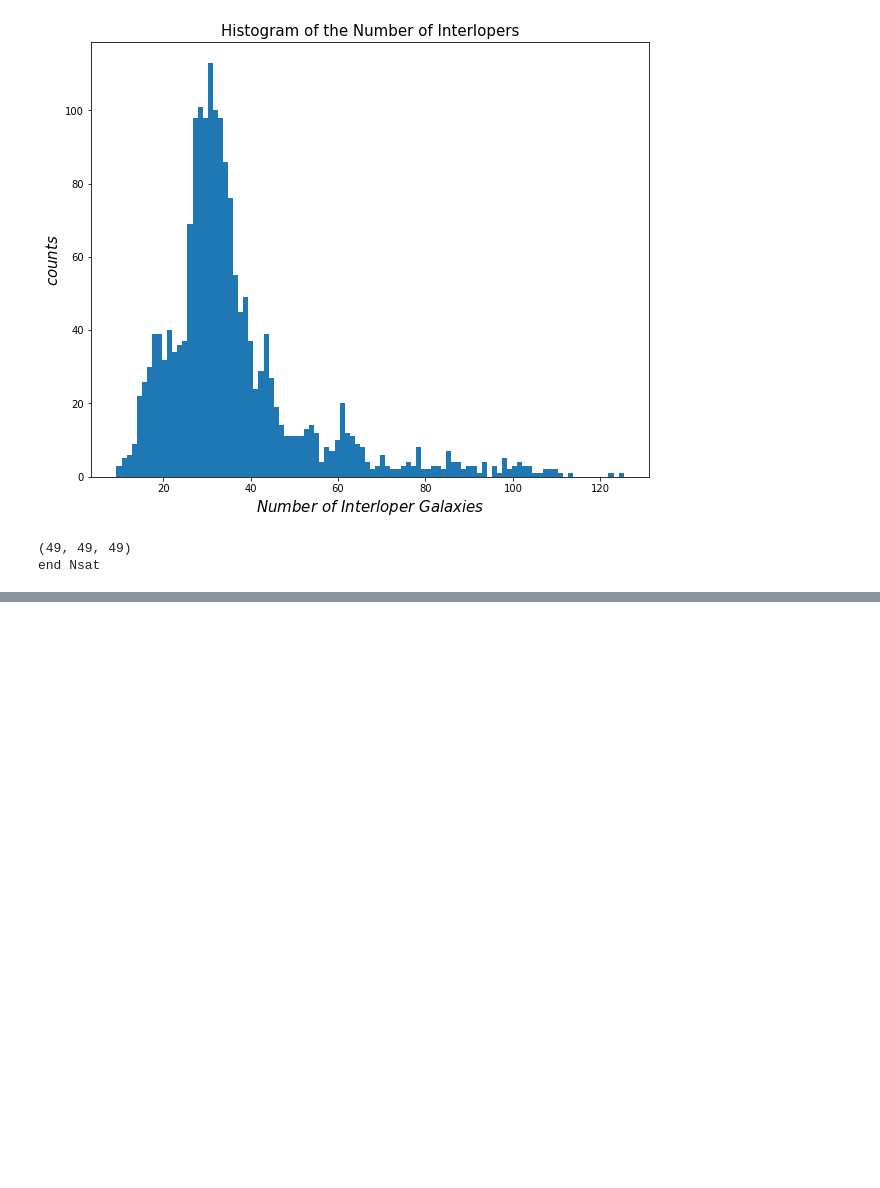
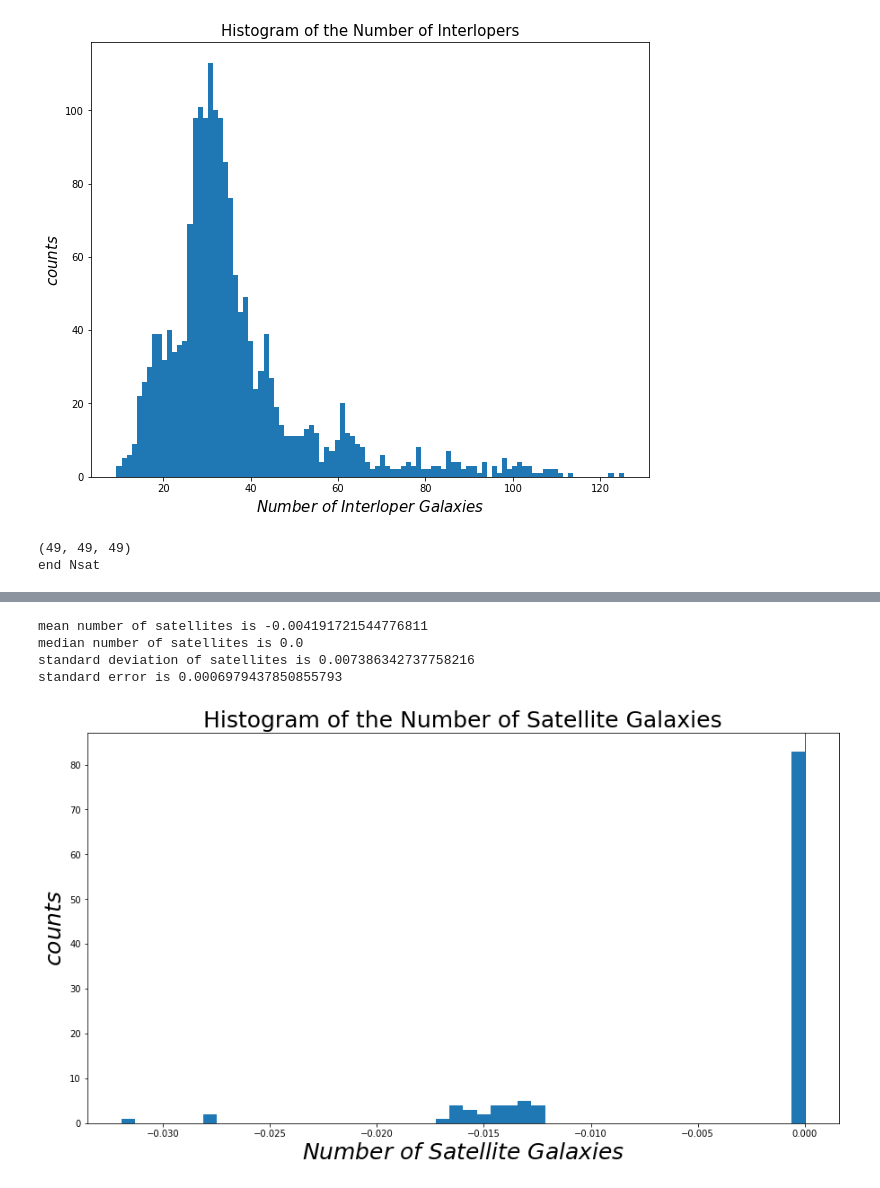
Before and after one commit to metownsend/LRG-Sats, a Jupyter notebook: making_masks.ipynb, the cells around one changed output, grey strips where cells are left out. Cells and saved outputs as stored; diff of their text form; code cells hidden in the pictures; blank space fills up the shorter version.

```diff
--- a/making_masks.ipynb
+++ b/making_masks.ipynb
@@ -658,0 +604,19 @@ AttributeError: 'float' object has no attribute 'append'
+# %%
+# calculate (g-r) and (r-z) colors
+
+grcolor = gmag_LS[sep_idx_UVISTA] - rmag_LS[sep_idx_UVISTA]
+rzcolor = rmag_LS[sep_idx_UVISTA] - zmag_LS[sep_idx_UVISTA]
+zmag = zmag_LS[sep_idx_UVISTA]
+
+
+print(len(zmag_LS[sep_idx_UVISTA]))
+print(len(grcolor))
+print(len(rzcolor))
+
+print(len(z_peak[np.where(ra_LS[sep_idx_UVISTA])]))
+
+rz_edges = [-1.8027077, -1.5527076721191406, -1.3027076721191406, -1.0527076721191406, -0.8027076721191406, -0.5527076721191406, -0.3027076721191406, -0.052707672119140625, 0.19729232788085938, 0.4472923278808594, 0.6972923278808594, 0.9472923278808594, 1.1972923278808594, 1.4472923278808594, 1.6972923278808594, 1.9472923278808594, 2.1972923278808594, 2.4472923278808594, 2.6972923278808594, 2.9472923278808594, 3.1972923278808594, 3.4472923278808594, 3.6972923278808594, 3.9472923278808594, 4.197292327880859, 4.447292327880859, 4.697292327880859, 4.947292327880859, 5.197292327880859, 5.447292327880859, 5.697292327880859, 5.947292327880859, 6.197292327880859, 6.447292327880859, 6.697292327880859, 6.947292327880859, 7.197292327880859, 7.447292327880859, 7.697292327880859, 7.947292327880859, 8.19729232788086, 8.44729232788086, 8.69729232788086, 8.94729232788086, 9.19729232788086, 9.44729232788086, 9.69729232788086, 9.94729232788086, 10.19729232788086, 10.44729232788086]
+zmag_edges = [13.22509, 13.425090026855468, 13.625090026855467, 13.825090026855467, 14.025090026855466, 14.225090026855465, 14.425090026855464, 14.625090026855464, 14.825090026855463, 15.025090026855462, 15.225090026855462, 15.425090026855461, 15.62509002685546, 15.82509002685546, 16.02509002685546, 16.225090026855458, 16.425090026855457, 16.625090026855457, 16.825090026855456, 17.025090026855455, 17.225090026855455, 17.425090026855454, 17.625090026855453, 17.825090026855452, 18.02509002685545, 18.22509002685545, 18.42509002685545, 18.62509002685545, 18.82509002685545, 19.025090026855448, 19.225090026855447, 19.425090026855447, 19.625090026855446, 19.825090026855445, 20.025090026855445, 20.225090026855444, 20.425090026855443, 20.625090026855442, 20.82509002685544, 21.02509002685544, 21.22509002685544, 21.42509002685544, 21.62509002685544, 21.825090026855438, 22.025090026855437, 22.225090026855437, 22.425090026855436, 22.625090026855435, 22.825090026855435, 23.025090026855434]
+gr_edges = [-6.5846786, -6.234678649902344, -5.8846786499023445, -5.534678649902345, -5.184678649902345, -4.8346786499023455, -4.484678649902346, -4.134678649902346, -3.784678649902346, -3.434678649902346, -3.084678649902346, -2.734678649902346, -2.384678649902346, -2.0346786499023457, -1.6846786499023456, -1.3346786499023455, -0.9846786499023455, -0.6346786499023456, -0.2846786499023456, 0.06532135009765438, 0.41532135009765436, 0.7653213500976543, 1.1153213500976542, 1.4653213500976543, 1.8153213500976544, 2.1653213500976545, 2.5153213500976546, 2.8653213500976547, 3.2153213500976547, 3.565321350097655, 3.915321350097655, 4.265321350097655, 4.615321350097655, 4.965321350097654, 5.315321350097654, 5.665321350097654, 6.015321350097653, 6.365321350097653, 6.7153213500976525, 7.065321350097652, 7.415321350097652, 7.7653213500976515, 8.115321350097652, 8.465321350097652, 8.815321350097651, 9.165321350097651, 9.51532135009765, 9.86532135009765, 10.21532135009765, 10.56532135009765]
+
+H, nouse_edges = np.histogramdd((rzcolor, zmag, grcolor), bins=(rz_edges, zmag_edges, gr_edges), density=False)
@@ -1056,4 +1222,13 @@ print(len(maskedNsat))
 1823
+# %%
+newNsat0 = newNsat[0]
+newNsat1 = newNsat[1]
+newNsat2 = newNsat[2]
+newNsat3 = newNsat[3]
+newNsat4 = newNsat[4]
+newNsat5 = newNsat[5]
+newNsat6 = newNsat[6]
+newNsat7 = newNsat[7]
 # %%
 totalNsat(maskedNsat)
 
@@ -1067,0 +1243,11 @@ standard error is 0.012315354841242125
+# %%
+totalNsat(newNsat0)
+
+plt.savefig('/Users/mtownsend/Desktop/maskedNsat0.jpg')
+plt.show()
+# %% [output]
+mean number of satellites is -0.004191721544776811
+median number of satellites is 0.0
+standard deviation of satellites is 0.007386342737758216
+standard error is 0.0006979437850855793
+[figure, added]
```
Also changed, not shown: parts of 17 cells of this notebook.
